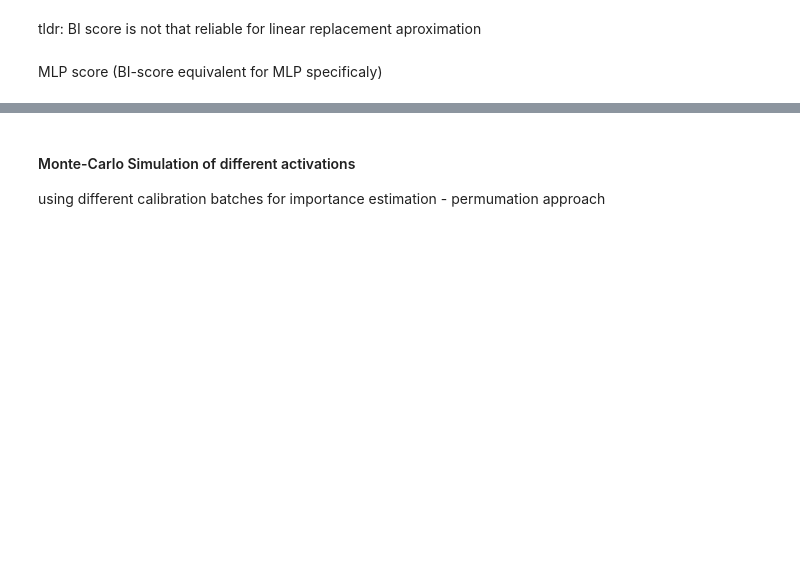
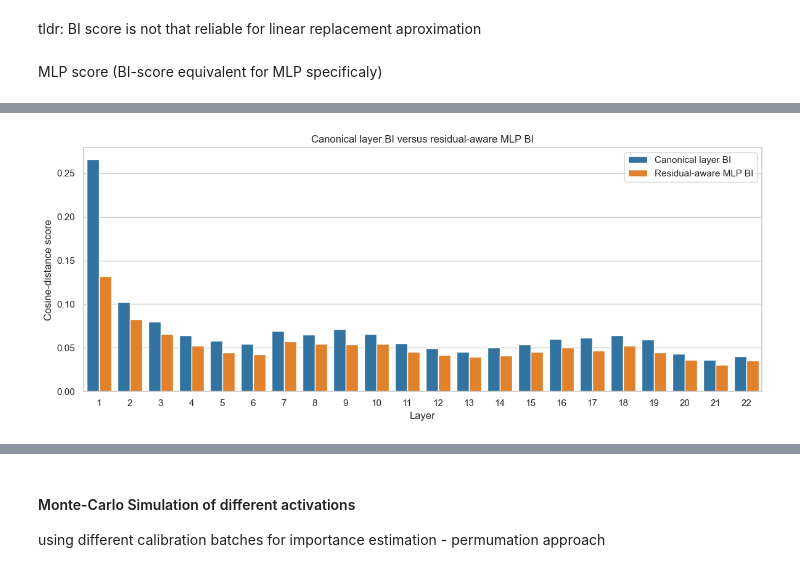
Before and after one commit to Sammuel21/diploma-thesis-block-replacement, a Jupyter notebook: notebooks/analyses/importance.ipynb, the cells around one changed output, grey strips where cells are left out. Drawn from its saved outputs; the diff is of its cells as text; code cells hidden in the pictures; blank space fills up the shorter version.

```diff
--- a/notebooks/analyses/importance.ipynb
+++ b/notebooks/analyses/importance.ipynb
@@ -345,0 +439,39 @@ LAYER = 12
+# %%
+score_long = analysis_df.melt(
+    id_vars="layer",
+    value_vars=[
+        "transformer_layer_bi",
+        "mlp_residual_bi",
+    ],
+    var_name="metric",
+    value_name="score",
+)
+
+score_long["metric"] = score_long["metric"].map({
+    "transformer_layer_bi": "Canonical layer BI",
+    "mlp_residual_bi": "Residual-aware MLP BI",
+})
+
+fig, ax = plt.subplots(figsize=(12, 5))
+
+sns.barplot(
+    data=score_long,
+    x="layer",
+    y="score",
+    hue="metric",
+    palette={
+        "Canonical layer BI": "tab:blue",
+        "Residual-aware MLP BI": "tab:orange",
+    },
+    ax=ax,
+)
+
+ax.set_xlabel("Layer")
+ax.set_ylabel("Cosine-distance score")
+ax.set_title("Canonical layer BI versus residual-aware MLP BI")
+ax.legend(title=None)
+
+plt.tight_layout()
+plt.show()
+# %% [output]
+[figure, added]
```
Also changed, not shown: parts of 18 cells of this notebook, 16 other files.
